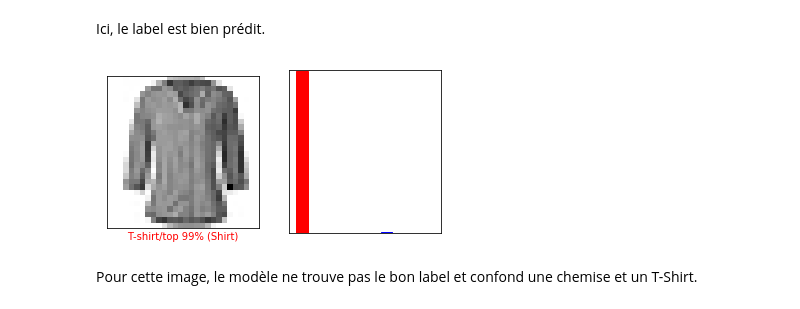
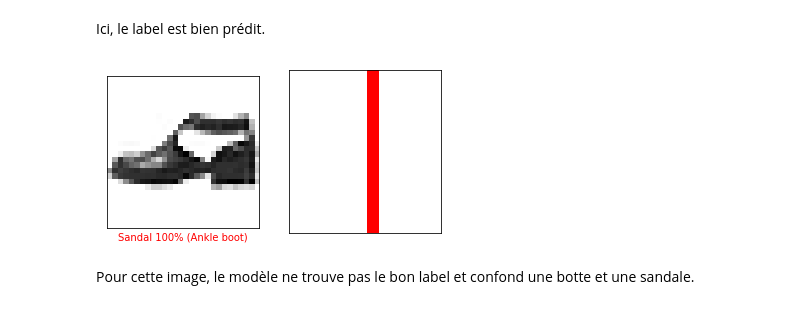
Before and after one commit to 0xSalim/classification_neural_networks, a Jupyter notebook: NeuralNet-Fashion.ipynb, the cells around one changed output. Drawn from its saved outputs; the diff is of its cells as text; code cells hidden in the pictures.

```diff
--- a/NeuralNet-Fashion.ipynb
+++ b/NeuralNet-Fashion.ipynb
@@ -231,13 +241,13 @@ plot_value_array(i, predictions,  y_test)
 # %% [markdown]
 Ici, le label est bien prédit.
 # %%
-i = 4
+i = 23
 plt.figure(figsize=(6,3))
 plt.subplot(1,2,1)
 plot_image(i, predictions, y_test, x_test)
 plt.subplot(1,2,2)
 plot_value_array(i, predictions,  y_test)
 # %% [output]
-[figure, old version]
+[figure, new version]
 # %% [markdown]
-Pour cette image, le modèle ne trouve pas le bon label et confond une chemise et un T-Shirt.
+Pour cette image, le modèle ne trouve pas le bon label et confond une botte et une sandale.
```
Also changed, not shown: parts of 8 cells of this notebook, 2 other files.
